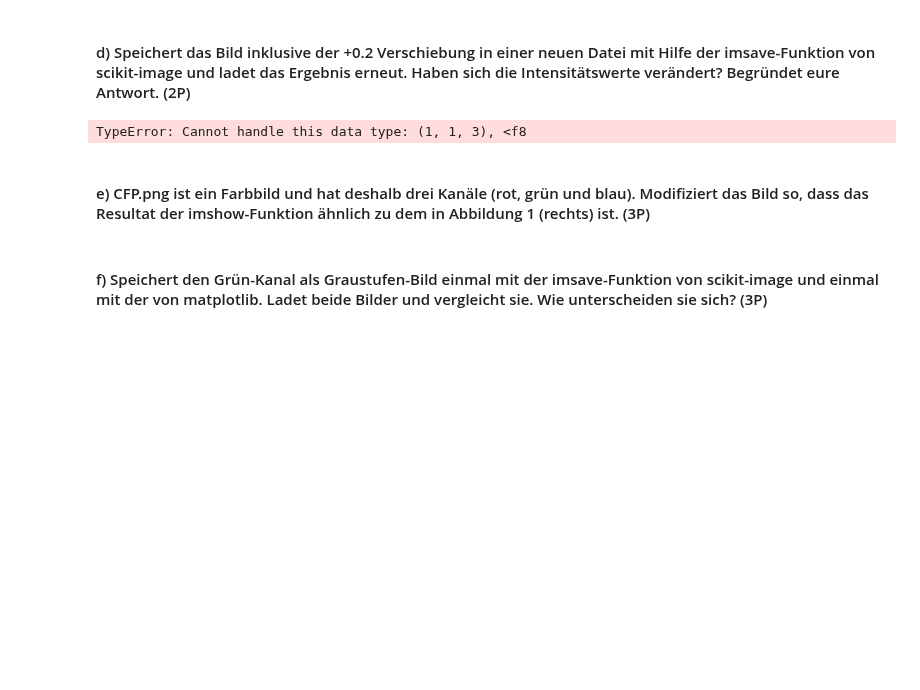
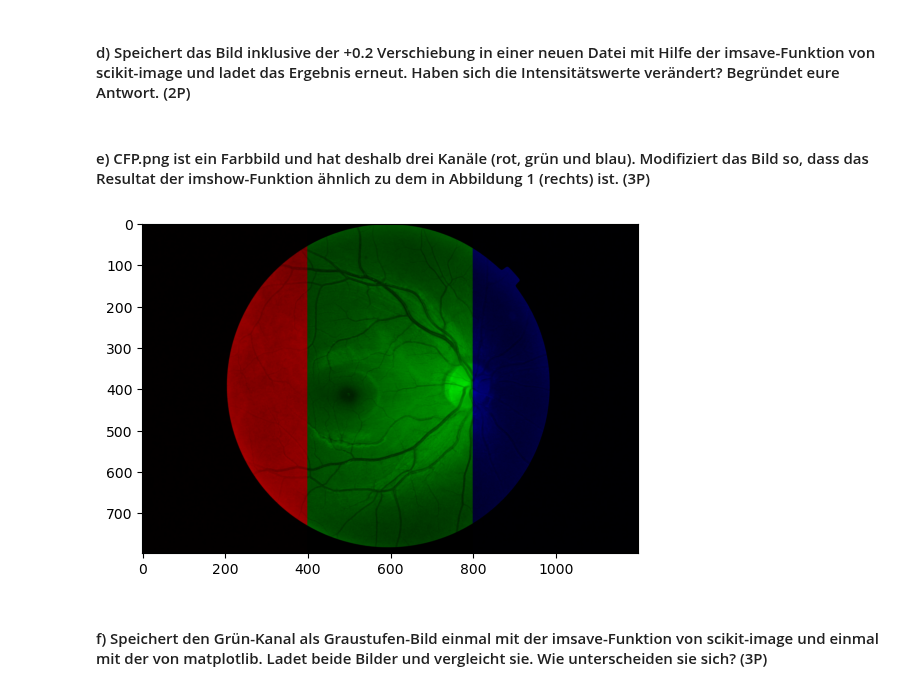
Before and after one commit to TimNogga/MedizinischeBildAnalyseBonn, a Jupyter notebook: mba-01/MBA_01.ipynb, the cells around one changed output. Cells and saved outputs as stored; diff of their text form; code cells hidden in the pictures; blank space fills up the shorter version.

```diff
--- a/mba-01/MBA_01.ipynb
+++ b/mba-01/MBA_01.ipynb
@@ -317,14 +317,23 @@ Minimalwert: 1.2
 Die Bilder haben keinen Over/Underflow mehr(wenn sie geladen werden), statdessen wird in den Wertebereich geclipped. #TODO Was heißt maximal Werte
 # %% [markdown]
 #### d) Speichert das Bild inklusive der +0.2 Verschiebung in einer neuen Datei mit Hilfe der imsave-Funktion von scikit-image und ladet das Ergebnis erneut. Haben sich die Intensitätswerte verändert? Begründet eure Antwort. (2P)
-# %%
-ski.io.imsave("float_image.png", shifted_positive_float)
-# %% [output]
-TypeError: Cannot handle this data type: (1, 1, 3), <f8
 # %% [markdown]
 #### e) CFP.png ist ein Farbbild und hat deshalb drei Kanäle (rot, grün und blau). Modifiziert das Bild so, dass das Resultat der imshow-Funktion ähnlich zu dem in Abbildung 1 (rechts) ist. (3P)
 # %%
 # Lösung hier
+img = ski.io.imread("CFP.png")
+
+img[:, 0:400, 1] = 0
+img[:, 0:400, 2] = 0
+img[:, 400:800, 0] = 0
+img[:, 400:800, 2] = 0
+img[:, 800:1200, 0] = 0
+img[:, 800:1200, 1] = 0
+
+plt.imshow(img)
+plt.show()
+# %% [output]
+[figure, added]
 # %% [markdown]
 #### f) Speichert den Grün-Kanal als Graustufen-Bild einmal mit der imsave-Funktion von scikit-image und einmal mit der von matplotlib. Ladet beide Bilder und vergleicht sie. Wie unterscheiden sie sich? (3P)
 # %%
```
Also changed, not shown: parts of 1 cell of this notebook, 2 other files.
